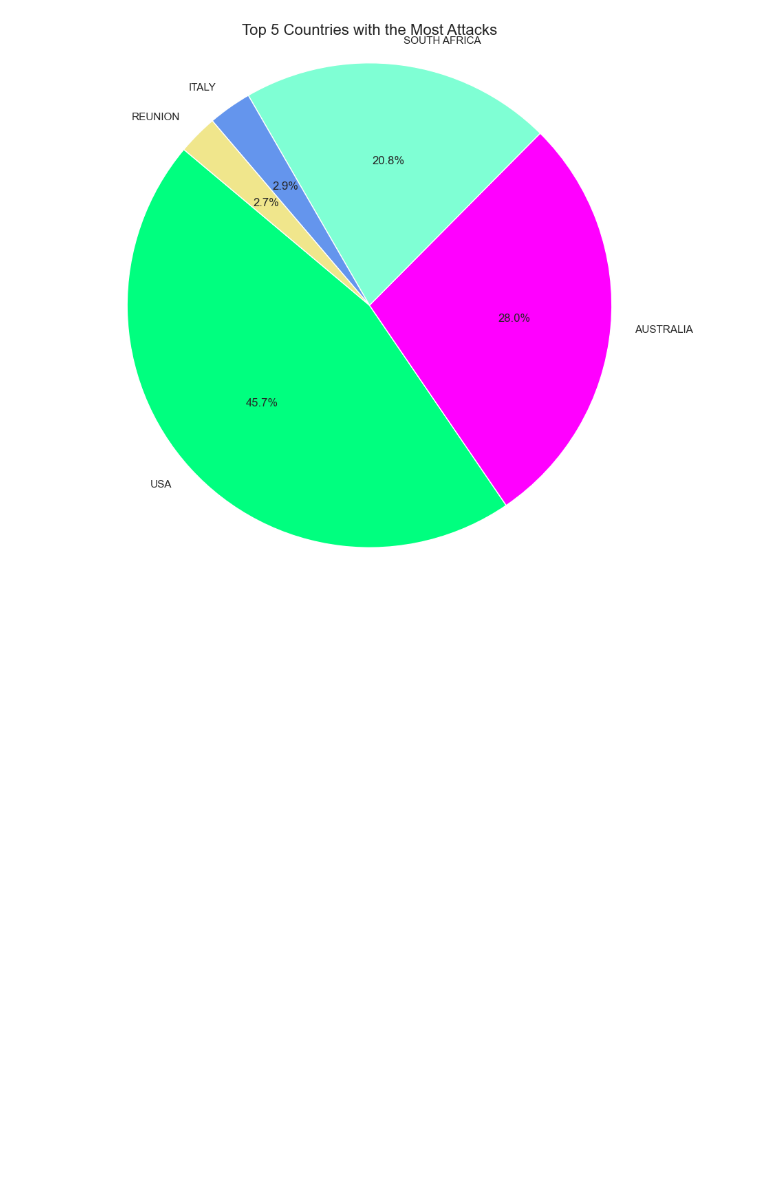
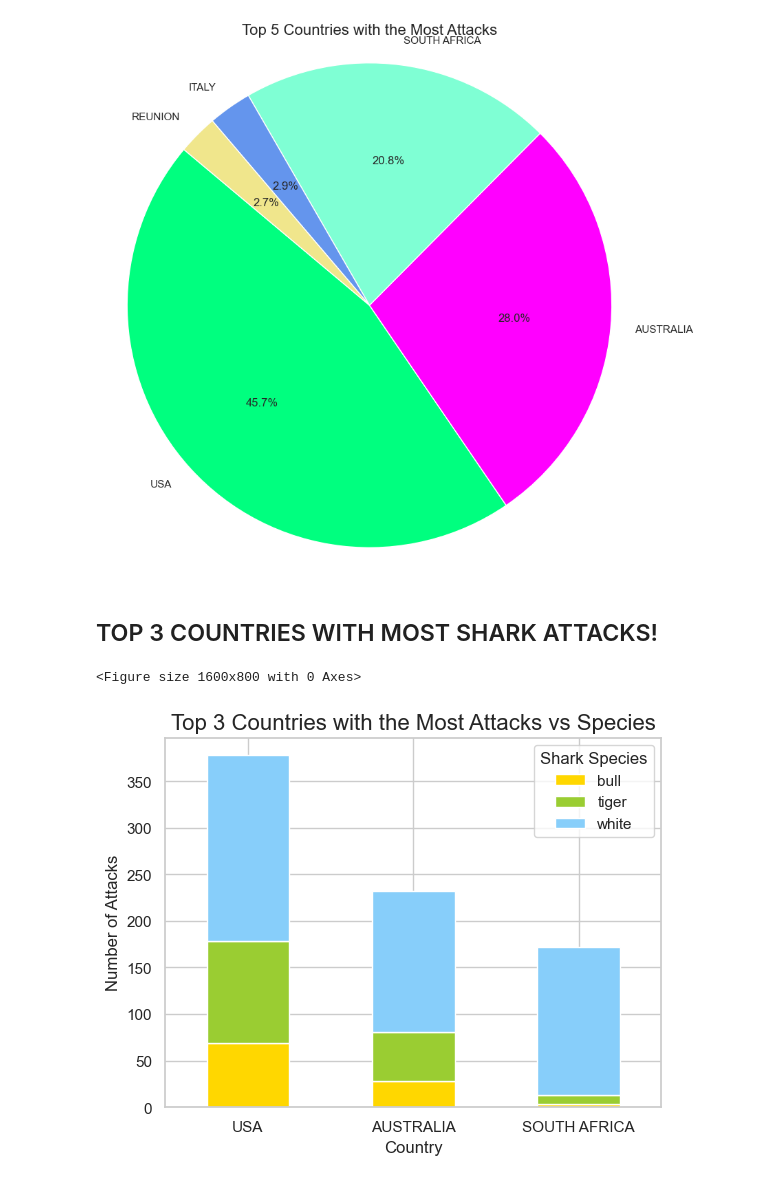
Before and after one commit to Estherkii/Shark-Attacks, a Jupyter notebook: src/visualization.ipynb, the cells around one changed output. Cells and saved outputs as stored; diff of their text form; code cells hidden in the pictures; blank space fills up the shorter version.

```diff
--- a/src/visualization.ipynb
+++ b/src/visualization.ipynb
@@ -145,3 +148,29 @@ plt.savefig(r'C:\Users\photo\Desktop\Ironhack\projects\project1-shark_attacks\im
 plt.show()
 # %% [output]
 [figure]
+# %% [markdown]
+## TOP 3 COUNTRIES WITH MOST SHARK ATTACKS!
+# %%
+country_species_counts = attacks_cleaned.groupby('country')['species'].value_counts().unstack().fillna(0)
+
+top_n = 3
+country_counts = country_species_counts.sum(axis=1).nlargest(top_n)
+top_countries = country_counts.index
+
+colors = ['gold', 'yellowgreen', 'lightskyblue', ]
+
+plt.figure(figsize=(16, 8))
+
+ax = country_species_counts.loc[top_countries].plot(kind='bar', stacked=True, color=colors)
+ax.set_xlabel('Country')
+ax.set_ylabel('Number of Attacks')
+plt.title(f'Top {top_n} Countries with the Most Attacks vs Species', fontsize=16)
+plt.xticks(rotation=0)
+
+legend_labels = country_species_counts.columns
+plt.legend(legend_labels, title='Shark Species', loc='upper right')
+
+plt.show()
+# %% [output]
+<Figure size 1600x800 with 0 Axes>
+[figure, added]
```
Also changed, not shown: parts of 6 cells of this notebook.
